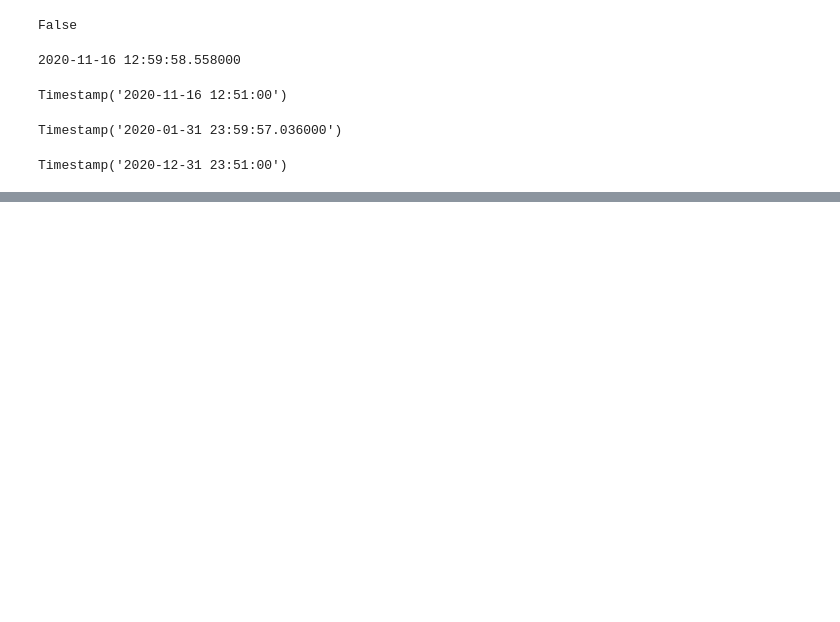
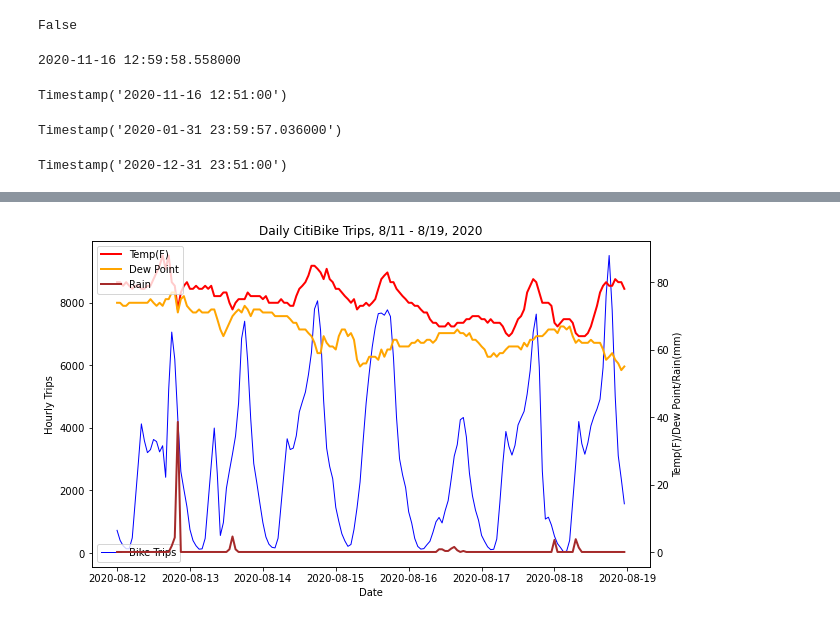
Before and after one commit to leckieje/fair_weather_cyclists, a Jupyter notebook: bike_weather_20.ipynb, the cells around one changed output, grey strips where cells are left out. Drawn from its saved outputs; the diff is of its cells as text; code cells hidden in the pictures; blank space fills up the shorter version.

```diff
--- a/bike_weather_20.ipynb
+++ b/bike_weather_20.ipynb
@@ -1028,0 +982,4 @@ chart_period(8, 11, 13)
+# %%
+chart_period(8, 11, 19)
+# %% [output]
+[figure, added]
```
Also changed, not shown: parts of 86 cells of this notebook.
